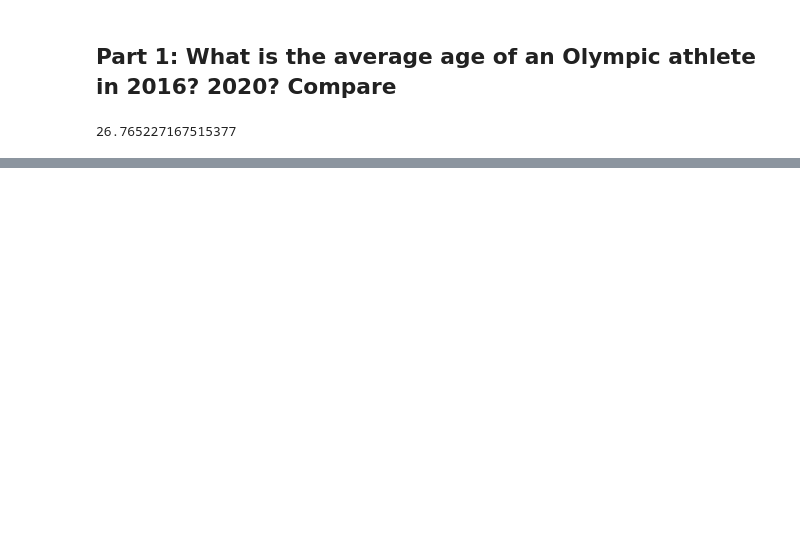
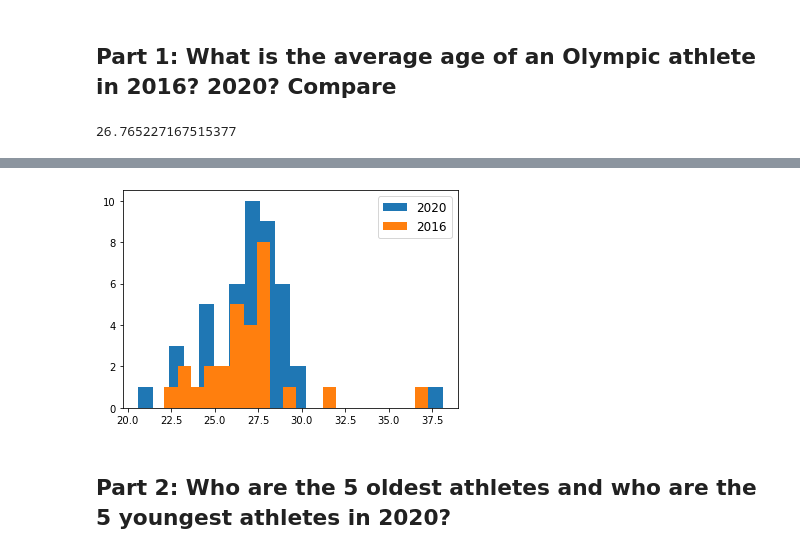
Before and after one commit to bdavis12302/2020-2016-Summer-Olympic-Data, a Jupyter notebook: DSCI235 Final Project - 2020 and 2016 Summer Olympic Data.ipynb, the cells around one changed output, grey strips where cells are left out. Saved outputs shown, nothing was run; the diff lists cells and outputs as text; code cells hidden in the pictures; blank space fills up the shorter version.

```diff
--- a/DSCI235 Final Project - 2020 and 2016 Summer Olympic Data.ipynb
+++ b/DSCI235 Final Project - 2020 and 2016 Summer Olympic Data.ipynb
@@ -61,9 +60,12 @@ avgAge20
 # %% [output]
 26.765227167515377
 # %%
-olympics2016.loc[8546,'dob'] = "12/25/87"
+olympics2016.loc[8546,'dob'] = "12/25/87" #Had to Google this guy's birthday because it was missing from the dataset
 startDate2016 = pd.to_datetime("08/05/16")
+
 olympics2016['dob'] = pd.to_datetime(olympics2016['dob'])
+olympics2016['dob'] = np.where(olympics2016['dob'].dt.year > 2022, olympics2016['dob'] - pd.offsets.DateOffset(years=100), olympics2016['dob'])
+# For some reason unknown, python decided that 2071 was somehow in the past, so we had to force it to go to 1971
 olympics2016['age'] = abs(olympics2016['dob'] - startDate2016)
 olympics2016['age'] = (np.floor((olympics2016['age'].dt.days)/365)).astype(int)
 avgAge16 = olympics2016['age'].mean()
@@ -72,0 +77,7 @@ avgAge16
+# %%
+meanAgeSport2016 = olympics2016.groupby("sport")["age"].mean() # Graph this
+meanAgeSport2020 = olympics2020.groupby("Sport")["Age"].mean() # Graph this
+ageGT302016 = meanAgeSport2016[meanAgeSport2016 > 30]
+ageGT302020 = meanAgeSport2020[meanAgeSport2020 > 30]
+print("Sports with an average (mean) age that is greater than 30 in 2016:", ageGT302016)
+print("Sports with an average (mean) age that is greater than 30 in 2020:", ageGT302020)
@@ -72,0 +94,11 @@ avgAge16
+# %%
+%matplotlib inline
+num_bins=20
+plt.hist(meanAgeSport2020, num_bins, label='2020')
+plt.hist(meanAgeSport2016, num_bins, label='2016')
+# Graphed in this order so that the 2016 would sit on top of 2020.
+plt.legend(loc='upper right', fontsize='12');
+# %% [output]
+[figure, added]
+# %% [markdown]
+## Part 2: Who are the 5 oldest athletes and who are the 5 youngest athletes in 2020?
```
Also changed, not shown: parts of 9 cells of this notebook.
